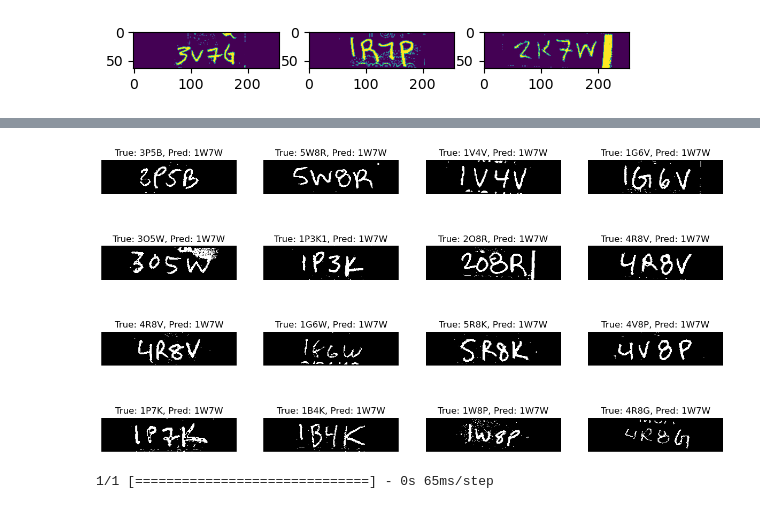
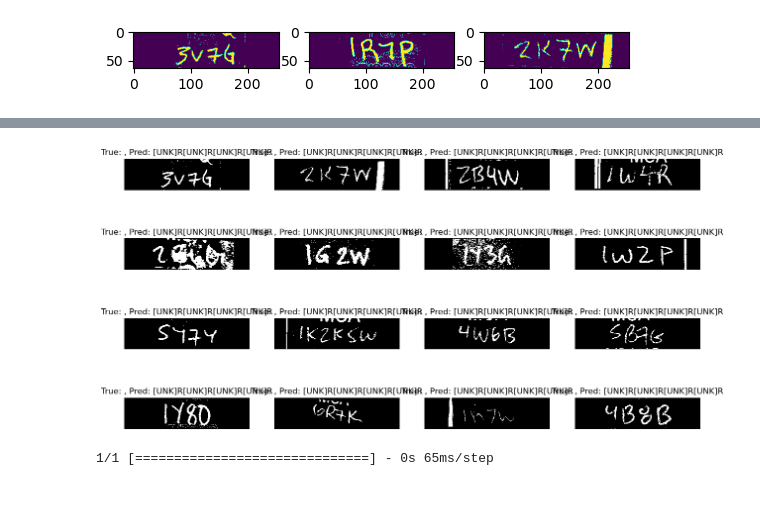
Before and after one commit to Jor-Lee/Guppies, a Jupyter notebook: Python_Files/ML.ipynb, the cells around one changed output, grey strips where cells are left out. Cells and saved outputs as stored; diff of their text form; code cells hidden in the pictures.

```diff
--- a/Python_Files/ML.ipynb
+++ b/Python_Files/ML.ipynb
@@ -174,13 +246,15 @@ Non-trainable params: 0
 __________________________________________________________________________________________________
 # %%
 batch_size=32
+
+datause = 1
 
 train_test_split = 0.85
 
 idxs = np.arange(num_samples)
 
-train_idxs = idxs[:int(len(idxs) * train_test_split)]
-test_idxs = idxs[int(len(idxs) * train_test_split):]
+train_idxs = idxs[:int(len(idxs) * datause * train_test_split)]
+test_idxs = idxs[int(len(idxs)*datause * train_test_split):]
 
 train_dl = DataGenerator(h5f, train_idxs, batch_size=batch_size)
 val_dl = DataGenerator(h5f, train_idxs, batch_size=batch_size)
@@ -233,11 +330,11 @@ class EditDistanceCallback(keras.callbacks.Callback):
             f"Mean edit distance for epoch {epoch + 1}: {np.mean(edit_distances):.4f}"
         )
 # %%
-epochs = 40  # To get good results this should be at least 50.
+epochs = 50  # To get good results this should be at least 50.
 
-model = build_model()
+model = build_model(lr =1e-4)
 prediction_model = keras.models.Model(
-    model.get_layer(name="image").input, model.get_layer(name="dense2").output
+    model.get_layer(name="image").input, model.get_layer(name="concatter").output
 )
 edit_distance_callback = EditDistanceCallback(prediction_model)
 
@@ -275,16 +361,21 @@ plt.plot(history.history['val_loss'])
 # %%
 def decode_batch_predictions(pred):
-    input_len = np.ones(pred.shape[0]) * pred.shape[1]
-    # Use greedy search. For complex tasks, you can use beam search.
-    results = keras.backend.ctc_decode(pred, input_length=input_len, greedy=True)[0][0][
-        :, :max_len
-    ]
+    # input_len = np.ones(pred.shape[0]) * pred.shape[1]
+    # # Use greedy search. For complex tasks, you can use beam search.
+    # results = keras.backend.ctc_decode(pred, input_length=input_len, greedy=True)[0][0][
+    #     :, :max_len
+    # ]
+
+
 
     # Iterate over the results and get back the text.
-    output = decode_vectorized_label(results)
+    output = decode_vectorized_label(pred)
     return output
 
+
 def decode_vectorized_label(results):
+
+    results = np.argmax(results,axis=2)
     output_text = []
     for res in results:
         res = tf.gather(res, tf.where(tf.math.not_equal(res, -1)))
@@ -297,8 +388,10 @@ def decode_vectorized_label(results):
 
 #  Let's check results on some test samples.
 batch = train_dl[0]
-batch_images = batch["image"]
-batch_labels = batch["label"]
+# batch_images = batch["image"]
+# batch_labels = batch["label"]
+batch_images = batch[0]
+batch_labels = batch[1]
 _, ax = plt.subplots(4, 4, figsize=(15, 8))
 
 preds = prediction_model.predict(batch_images)
@@ -323,4 +416,4 @@ plt.show()
-[figure, old version]
+[figure, new version]
 # %%
 #  Let's check results on some test samples.
 batch = val_dl[1]
```
Also changed, not shown: parts of 6 cells of this notebook, 1 other file.
